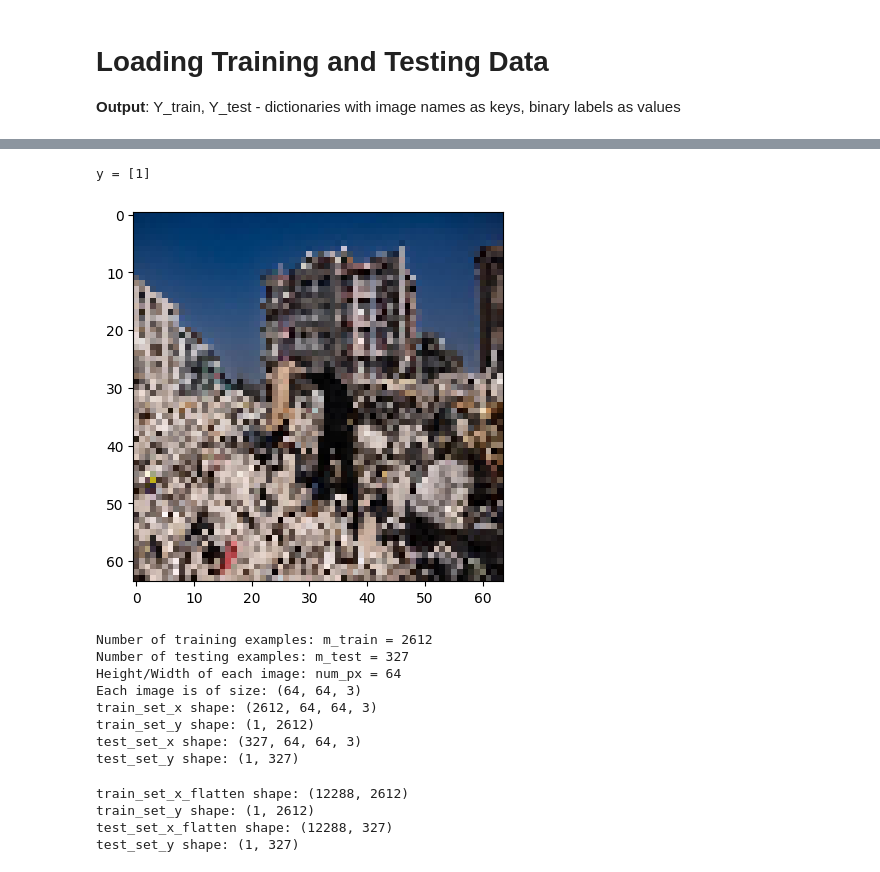
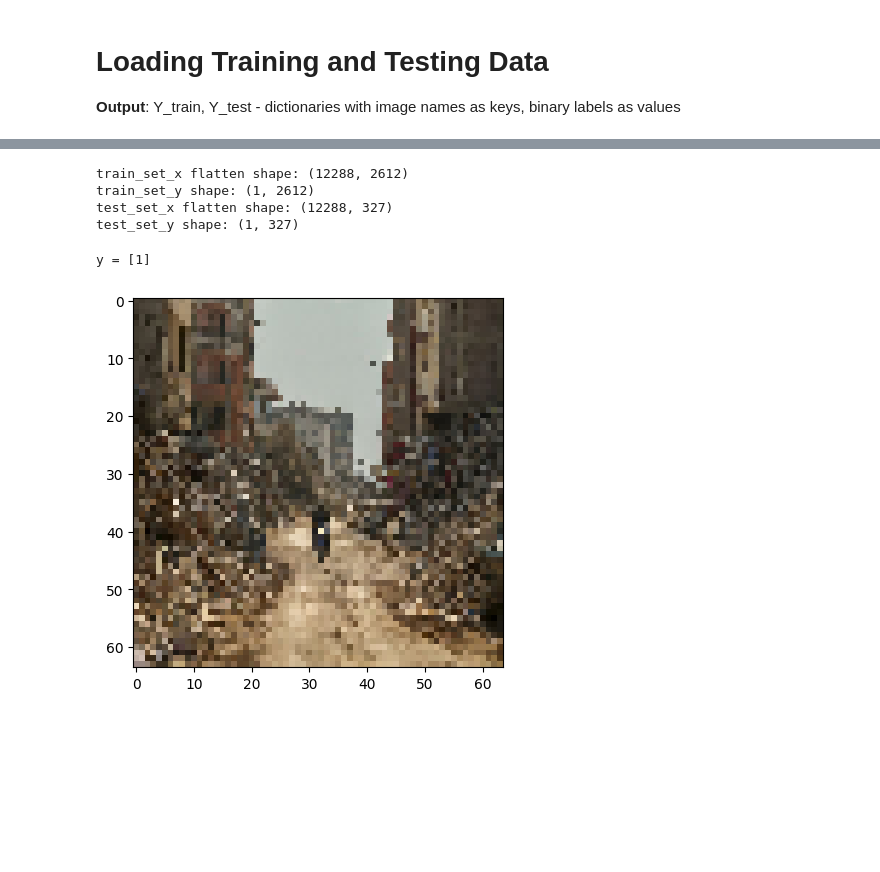
Before and after one commit to AhmedOmar02/Damage_Vision_project, a Jupyter notebook: notebooks/01_Logistic_regression.ipynb, the cells around one changed output, grey strips where cells are left out. Cells and saved outputs as stored; diff of their text form; code cells hidden in the pictures; blank space fills up the shorter version.

```diff
--- a/notebooks/01_Logistic_regression.ipynb
+++ b/notebooks/01_Logistic_regression.ipynb
@@ -24,12 +19,8 @@ ImportError: cannot import name 'build_or_load_binary_any_dataset' from 'Load_da
 
 **Output**: Y_train, Y_test - dictionaries with image names as keys, binary labels as values
 # %%
-
-X_train_org, Y_train, X_test_org, Y_test = build_or_load_binary_any_dataset(
-    cache_path="../data/cache/eidseg_64x64_binary_any.h5",
-    train_image_dir="../EIDSeg_Dataset/data/train/images/default",
-    test_image_dir ="../EIDSeg_Dataset/data/test/images/default",
-    train_xml="../EIDSeg_Dataset/data/train/train.xml",
-    test_xml ="../EIDSeg_Dataset/data/test/test.xml",
-    img_size=(64, 64)
-)
+with h5py.File("../EIDSeg_Dataset/cache/eidseg_64x64_binary_any.h5", "r") as f:
+    X_train_org = f["X_train"][:]
+    Y_train_org = f["Y_train"][:]
+    X_test_org  = f["X_test"][:]
+    Y_test_org  = f["Y_test"][:]
@@ -98,2 +26,0 @@ def load_and_resize_images(images_folder, target_size=(64, 64)):
-# %%
-X_train_org ,ordered_filenames_train = load_and_resize_images("../EIDSeg_Dataset/data/train/images/default")
@@ -127,3 +26,0 @@ def build_label_array(ordered_filenames, labels_dict, default_value=0):
-# %%
-Y_train_org = build_label_array(ordered_filenames_train, Y_train)
-Y_test_org  = build_label_array(ordered_filenames_test,  Y_test)
@@ -130,47 +55,22 @@ Y_test_org  = build_label_array(ordered_filenames_test,  Y_test)
+# %%
+print ("train_set_x flatten shape: " + str(train_x.shape))
+print ("train_set_y shape: " + str(train_y.shape))
+print ("test_set_x flatten shape: " + str(test_x.shape))
+print ("test_set_y shape: " + str(test_y.shape))
+# %% [output]
+train_set_x flatten shape: (12288, 2612)
+train_set_y shape: (1, 2612)
+test_set_x flatten shape: (12288, 327)
+test_set_y shape: (1, 327)
 # %%
 import matplotlib.pyplot as plt
 # Example of a picture
-index = 1
+index = 4
 plt.imshow(X_train_org[index])
 print ("y = " + str(Y_train_org[:, index]))
 # %% [output]
 y = [1]
-[figure, old version]
+[figure, new version]
-# %%
-m_train = X_train_org.shape[0]
-m_test = X_test_org.shape[0]
-num_px =X_train_org.shape[1]
-
-print ("Number of training examples: m_train = " + str(m_train))
-print ("Number of testing examples: m_test = " + str(m_test))
-print ("Height/Width of each image: num_px = " + str(num_px))
-print ("Each image is of size: (" + str(num_px) + ", " + str(num_px) + ", 3)")
-print ("train_set_x shape: " + str(X_train_org.shape))
-print ("train_set_y shape: " + str(Y_train_org.shape))
-print ("test_set_x shape: " + str(X_test_org.shape))
-print ("test_set_y shape: " + str(Y_test_org.shape))
-# %% [output]
-Number of training examples: m_train = 2612
-Number of testing examples: m_test = 327
-Height/Width of each image: num_px = 64
-Each image is of size: (64, 64, 3)
-train_set_x shape: (2612, 64, 64, 3)
-train_set_y shape: (1, 2612)
-test_set_x shape: (327, 64, 64, 3)
-test_set_y shape: (1, 327)
-# %%
-train_set_x_flatten=X_train_org.reshape(X_train_org.shape[0],-1).T
-test_set_x_flatten=X_test_org.reshape(X_test_org.shape[0],X_test_org.shape[1]*X_test_org.shape[2]*X_test_org.shape[3]).T
-
-print ("train_set_x_flatten shape: " + str(train_set_x_flatten.shape))
-print ("train_set_y shape: " + str(Y_train_org.shape))
-print ("test_set_x_flatten shape: " + str(test_set_x_flatten.shape))
-print ("test_set_y shape: " + str(Y_test_org.shape))
-# %% [output]
-train_set_x_flatten shape: (12288, 2612)
-train_set_y shape: (1, 2612)
-test_set_x_flatten shape: (12288, 327)
-test_set_y shape: (1, 327)
 # %%
 def initialize_with_zeros(dim):
     """
```
Also changed, not shown: parts of 11 cells of this notebook, 1 other file.
